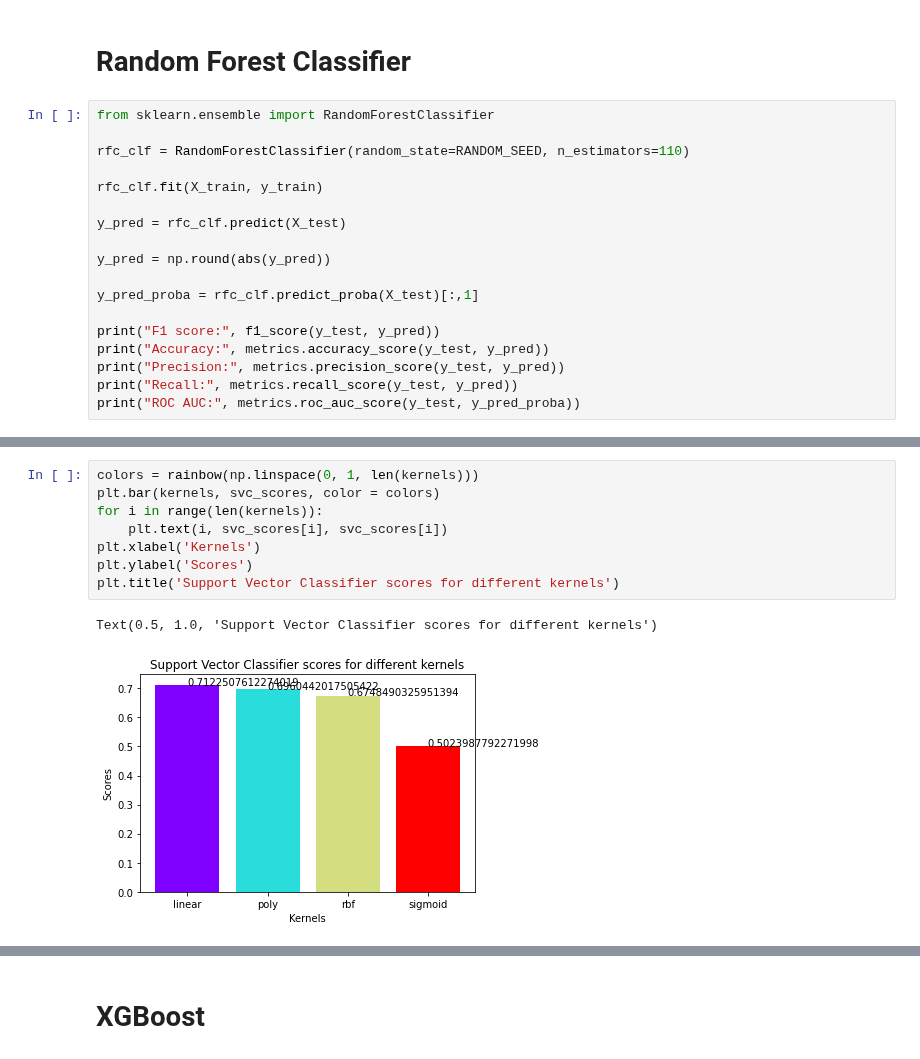
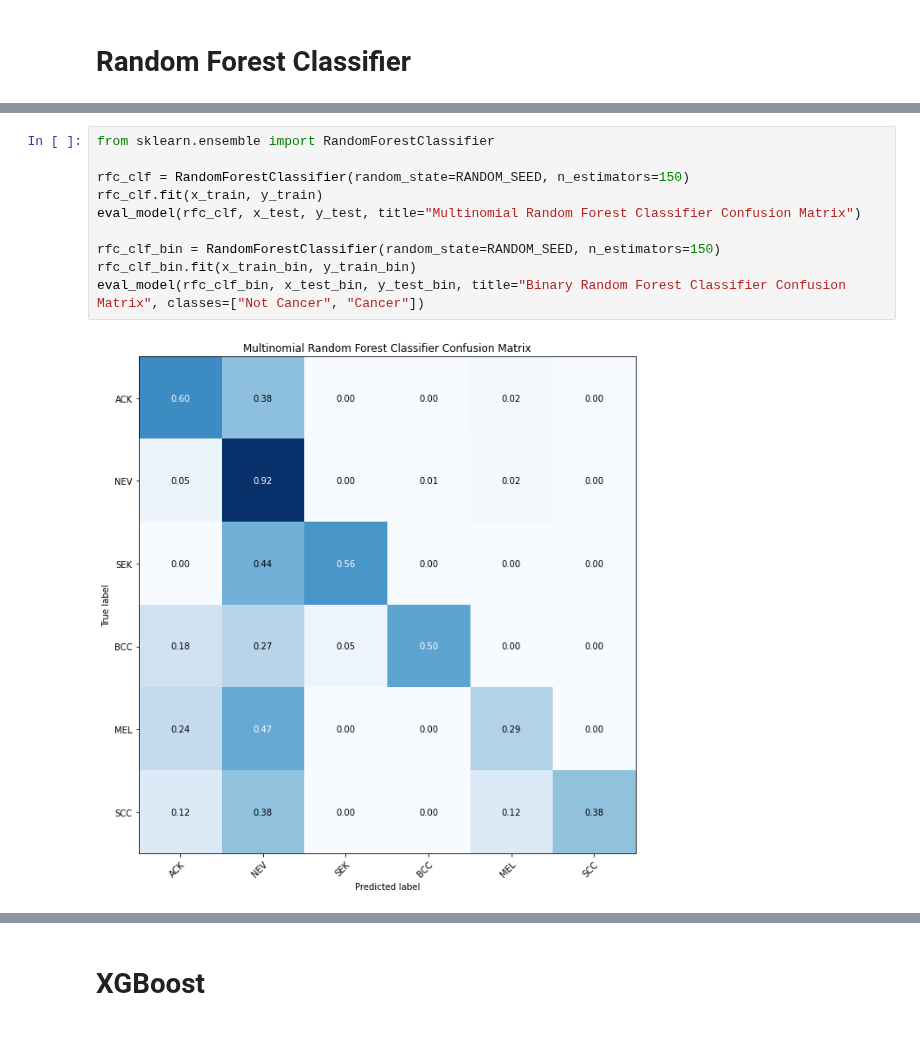
Before and after one commit to CEDipEngineering/ComputerAidedSkinCancerIdentificationAndDiagnosis, a Jupyter notebook: experiments/samuel/metadata_classifier_2.ipynb, the cells around one changed output, grey strips where cells are left out. Drawn from its saved outputs; the diff is of its cells as text.

```diff
--- a/experiments/samuel/metadata_classifier_2.ipynb
+++ b/experiments/samuel/metadata_classifier_2.ipynb
@@ -171,20 +198,2 @@ Standard deviation: 0.047719812259470404
 # %% [markdown]
 # Random Forest Classifier
-# %%
-from sklearn.ensemble import RandomForestClassifier
-
-rfc_clf = RandomForestClassifier(random_state=RANDOM_SEED, n_estimators=110)
-
-rfc_clf.fit(X_train, y_train)
-
-y_pred = rfc_clf.predict(X_test)
-
-y_pred = np.round(abs(y_pred))
-
-y_pred_proba = rfc_clf.predict_proba(X_test)[:,1]
-
-print("F1 score:", f1_score(y_test, y_pred))
-print("Accuracy:", metrics.accuracy_score(y_test, y_pred))
-print("Precision:", metrics.precision_score(y_test, y_pred))
-print("Recall:", metrics.recall_score(y_test, y_pred))
-print("ROC AUC:", metrics.roc_auc_score(y_test, y_pred_proba))
@@ -318,11 +200,12 @@ Standard deviation: 0.048881987454734314
-# %%
-colors = rainbow(np.linspace(0, 1, len(kernels)))
-plt.bar(kernels, svc_scores, color = colors)
-for i in range(len(kernels)):
-    plt.text(i, svc_scores[i], svc_scores[i])
-plt.xlabel('Kernels')
-plt.ylabel('Scores')
-plt.title('Support Vector Classifier scores for different kernels')
-# %% [output]
-Text(0.5, 1.0, 'Support Vector Classifier scores for different kernels')
-[figure, removed]
+# %%
+from sklearn.ensemble import RandomForestClassifier
+
+rfc_clf = RandomForestClassifier(random_state=RANDOM_SEED, n_estimators=150)
+rfc_clf.fit(x_train, y_train)
+eval_model(rfc_clf, x_test, y_test, title="Multinomial Random Forest Classifier Confusion Matrix")
+
+rfc_clf_bin = RandomForestClassifier(random_state=RANDOM_SEED, n_estimators=150)
+rfc_clf_bin.fit(x_train_bin, y_train_bin)
+eval_model(rfc_clf_bin, x_test_bin, y_test_bin, title="Binary Random Forest Classifier Confusion Matrix", classes=["Not Cancer", "Cancer"])
+# %% [output]
+[figure, added]
```
Also changed, not shown: parts of 25 cells of this notebook.
